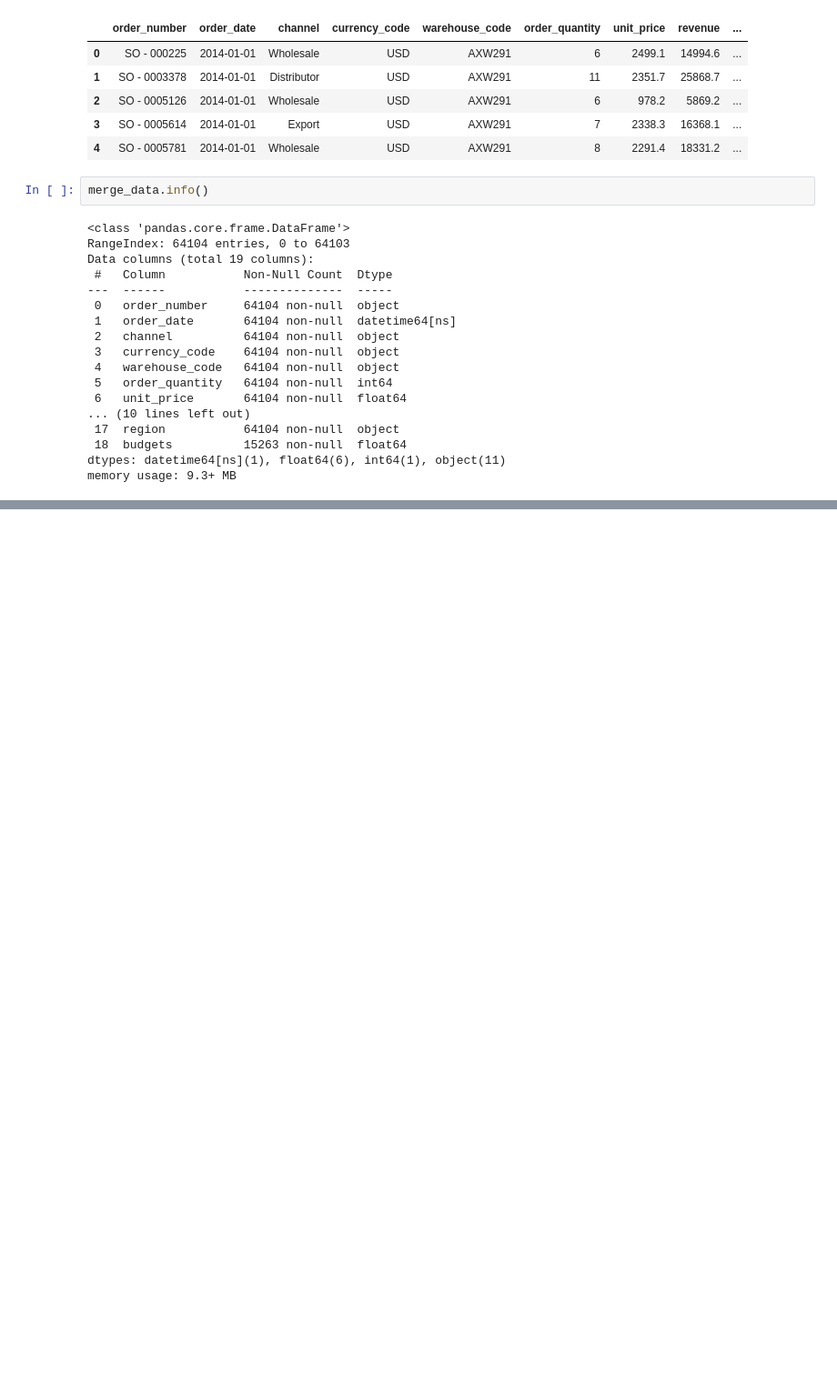
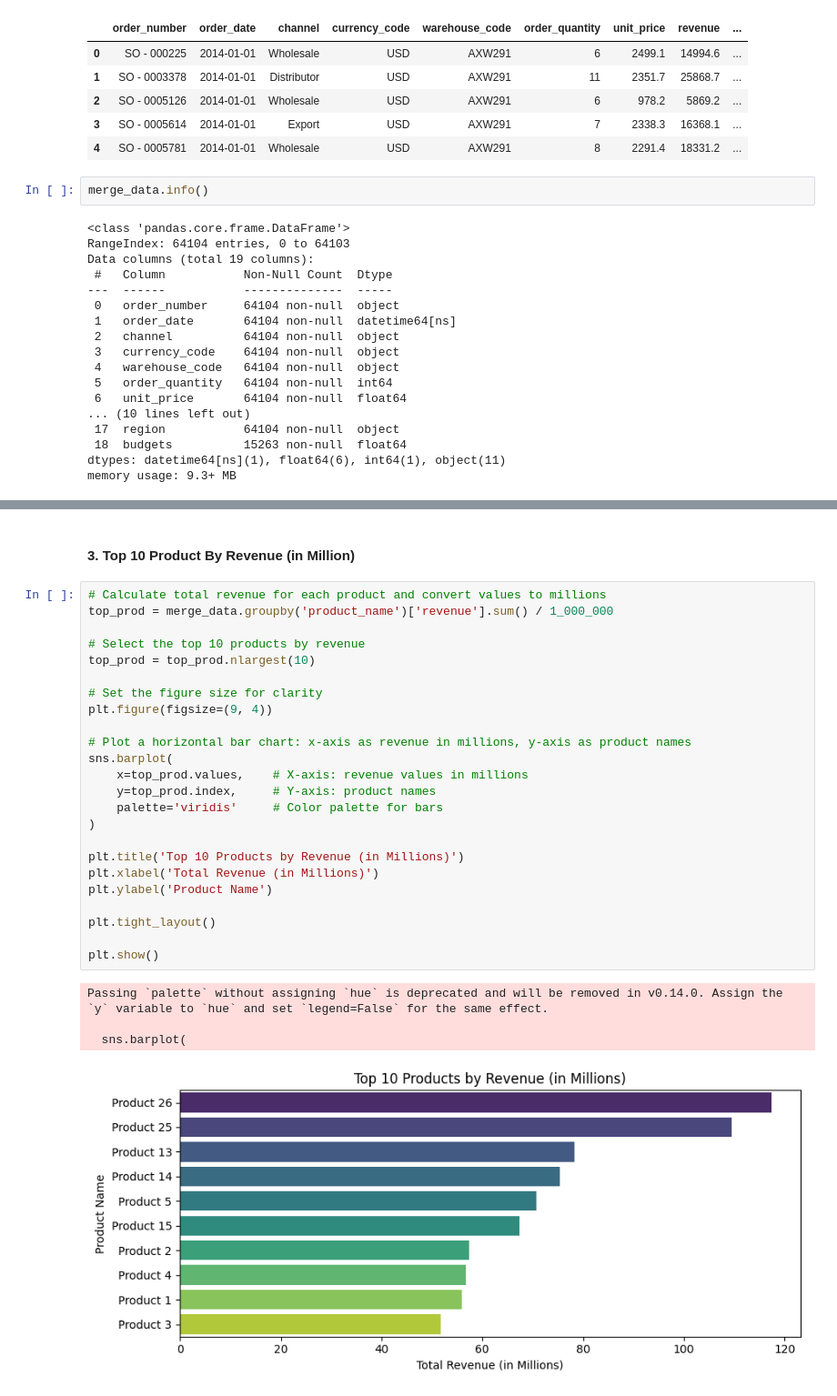
Before and after one commit to Manojg14/Sales-Analytics-Dashboard, a Jupyter notebook: Jupyter Notebook/Regional Sales Analysis.ipynb, the cells around one changed output, grey strips where cells are left out. Shown at 91% size. Drawn from its saved outputs; the diff is of its cells as text; blank space fills up the shorter version.

```diff
--- a/Jupyter Notebook/Regional Sales Analysis.ipynb
+++ b/Jupyter Notebook/Regional Sales Analysis.ipynb
@@ -452,0 +641,31 @@ memory usage: 9.3+ MB
+# %% [markdown]
+#### 3. Top 10 Product By Revenue (in Million)
+# %%
+# Calculate total revenue for each product and convert values to millions
+top_prod = merge_data.groupby('product_name')['revenue'].sum() / 1_000_000
+
+# Select the top 10 products by revenue
+top_prod = top_prod.nlargest(10)
+
+# Set the figure size for clarity
+plt.figure(figsize=(9, 4))
+
+# Plot a horizontal bar chart: x-axis as revenue in millions, y-axis as product names
+sns.barplot(
+    x=top_prod.values,    # X-axis: revenue values in millions
+    y=top_prod.index,     # Y-axis: product names
+    palette='viridis'     # Color palette for bars
+)
+
+plt.title('Top 10 Products by Revenue (in Millions)')
+plt.xlabel('Total Revenue (in Millions)')
+plt.ylabel('Product Name')
+
+plt.tight_layout()
+
+plt.show()
+# %% [output]
+Passing `palette` without assigning `hue` is deprecated and will be removed in v0.14.0. Assign the `y` variable to `hue` and set `legend=False` for the same effect.
+
+  sns.barplot(
+[figure, added]
```
Also changed, not shown: parts of 29 cells of this notebook, 6 other files.
